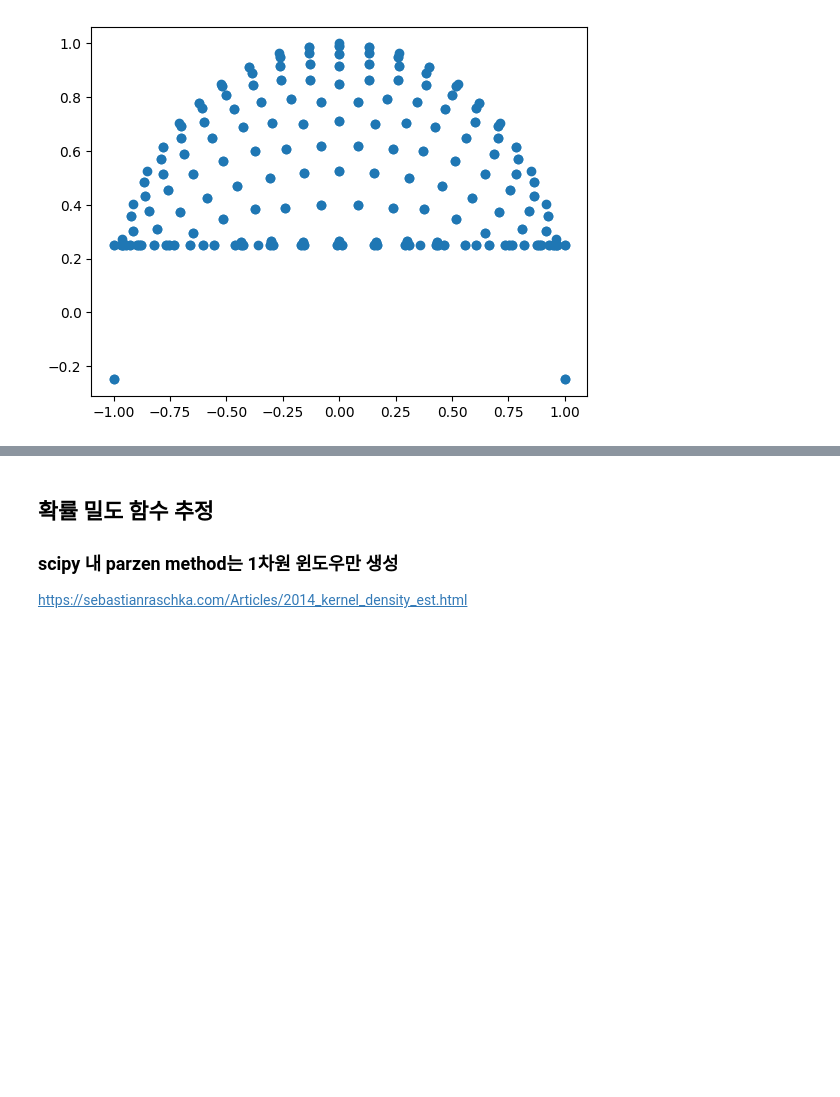
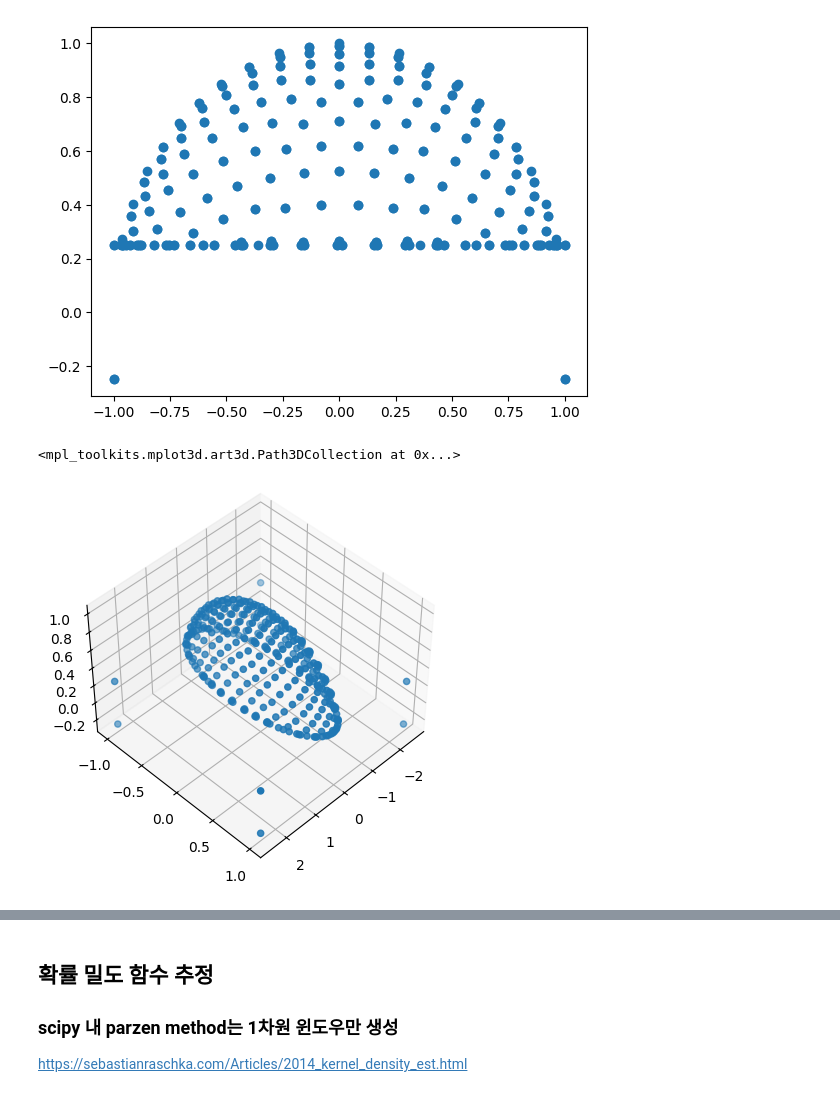
Before and after one commit to vinca0224/3D, a Jupyter notebook: trimesh.ipynb, the cells around one changed output, grey strips where cells are left out. Drawn from its saved outputs; the diff is of its cells as text; code cells hidden in the pictures; blank space fills up the shorter version.

```diff
--- a/trimesh.ipynb
+++ b/trimesh.ipynb
@@ -45,9 +45,12 @@ plt.scatter(vertices[:,1], vertices[:,2])
 [figure]
 # %%
 ## 꼭지점 scatter
-# fig = plt.figure()
-# ax = fig.add_subplot(111, projection='3d')
-# ax.view_init(elev=0, azim=90)
-# ax.scatter(vertices[:,0], vertices[:,1], vertices[:,2])
+fig = plt.figure()
+ax = fig.add_subplot(111, projection='3d')
+ax.view_init(elev=45, azim=45)
+ax.scatter(vertices[:,0], vertices[:,1], vertices[:,2])
+# %% [output]
+<mpl_toolkits.mplot3d.art3d.Path3DCollection at 0x...>
+[figure, added]
 # %%
 ##sample_surface_even()은 샘플들이 서로 가까이 붙지않도록 배치
```
Also changed, not shown: parts of 3 cells of this notebook, 1 other file.
